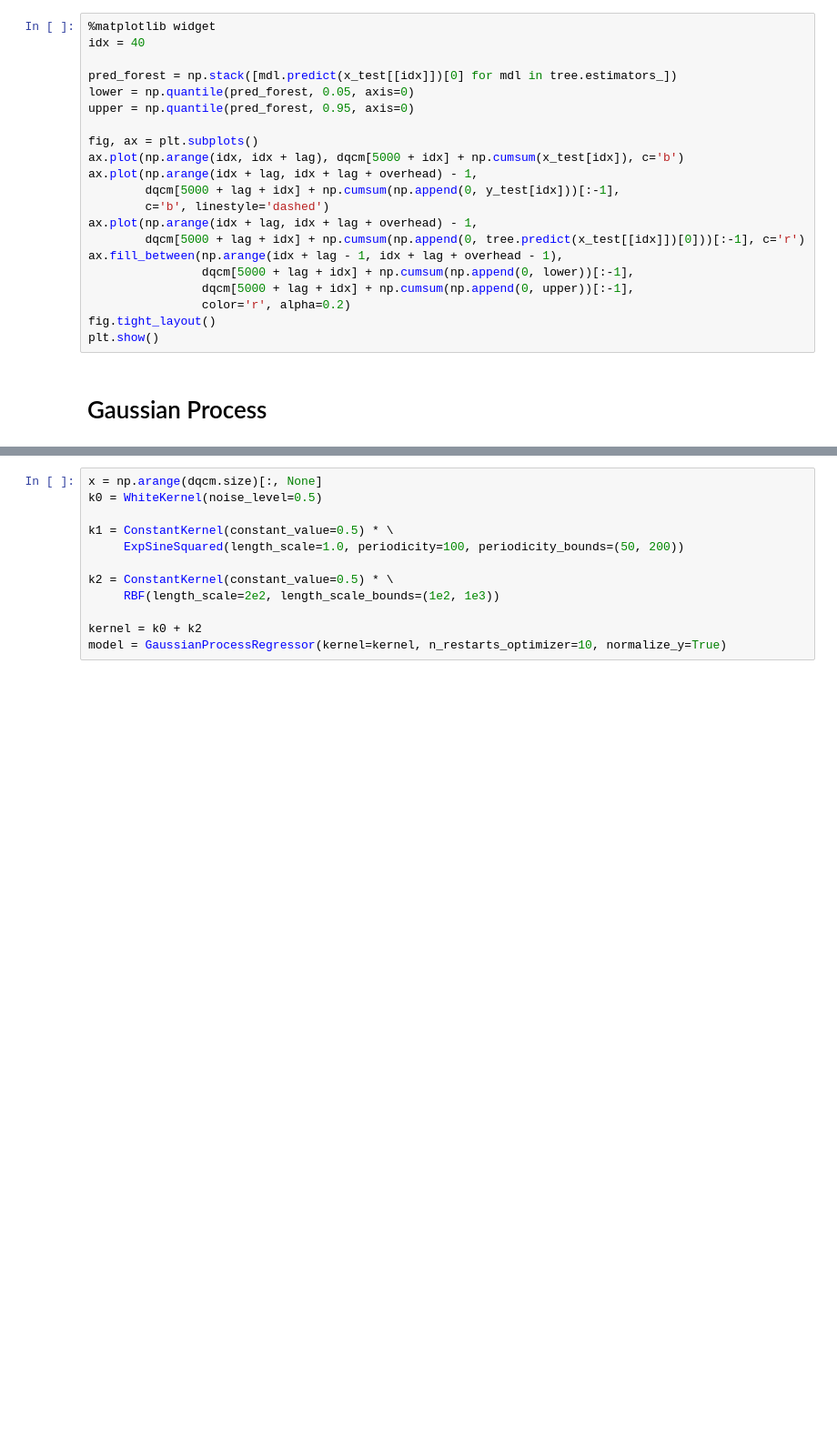
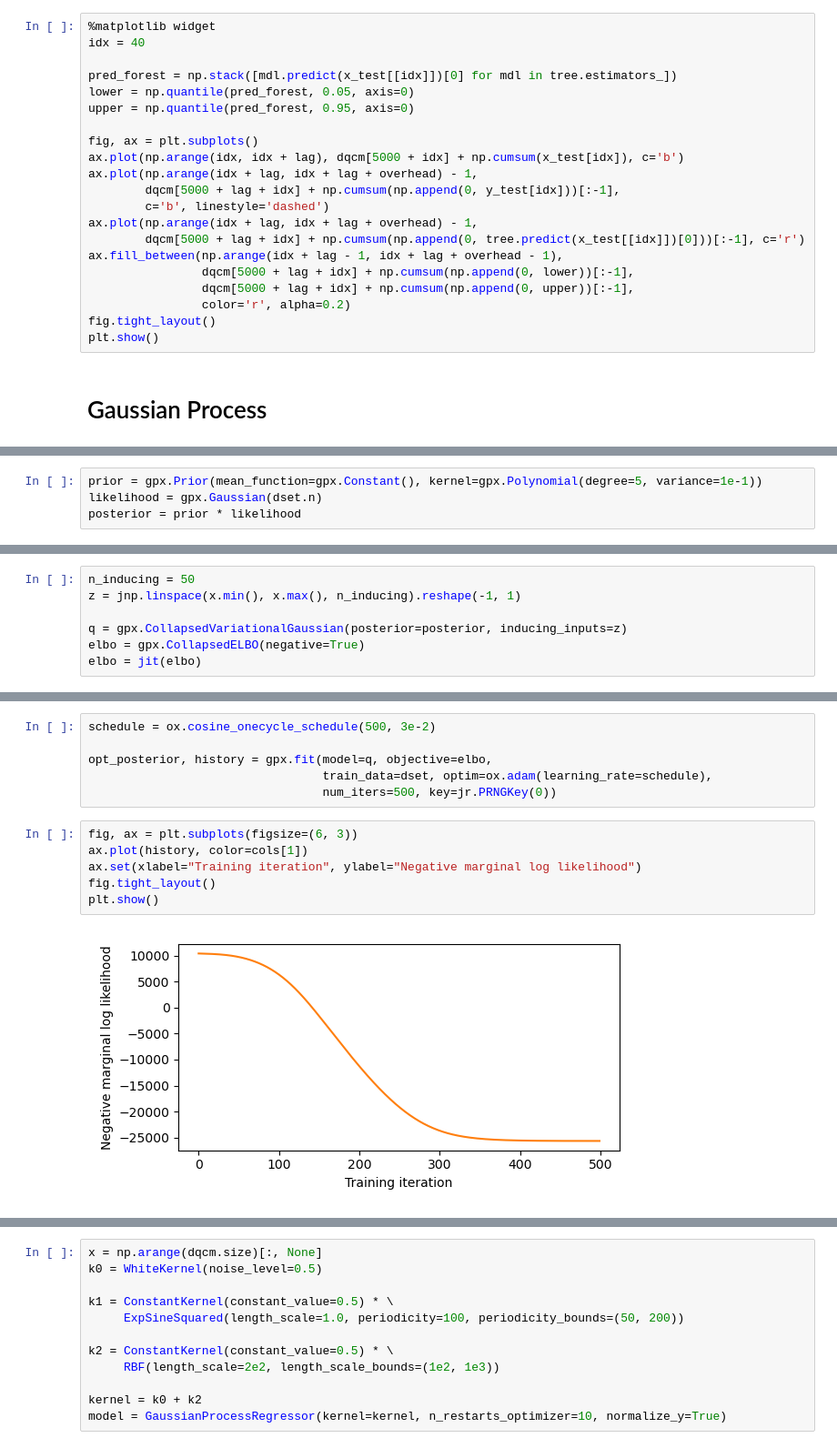
Before and after one commit to simply-nicky/robust_hw, a Jupyter notebook: dev_regression.ipynb, the cells around one changed output, grey strips where cells are left out. Shown at 91% size. Drawn from its saved outputs; the diff is of its cells as text; blank space fills up the shorter version.

```diff
--- a/dev_regression.ipynb
+++ b/dev_regression.ipynb
@@ -100,0 +130,4 @@ plt.show()
+# %%
+prior = gpx.Prior(mean_function=gpx.Constant(), kernel=gpx.Polynomial(degree=5, variance=1e-1))
+likelihood = gpx.Gaussian(dset.n)
+posterior = prior * likelihood
@@ -100,0 +138,7 @@ plt.show()
+# %%
+n_inducing = 50
+z = jnp.linspace(x.min(), x.max(), n_inducing).reshape(-1, 1)
+
+q = gpx.CollapsedVariationalGaussian(posterior=posterior, inducing_inputs=z)
+elbo = gpx.CollapsedELBO(negative=True)
+elbo = jit(elbo)
@@ -100,0 +155,14 @@ plt.show()
+# %%
+schedule = ox.cosine_onecycle_schedule(500, 3e-2)
+
+opt_posterior, history = gpx.fit(model=q, objective=elbo,
+                                 train_data=dset, optim=ox.adam(learning_rate=schedule),
+                                 num_iters=500, key=jr.PRNGKey(0))
+# %%
+fig, ax = plt.subplots(figsize=(6, 3))
+ax.plot(history, color=cols[1])
+ax.set(xlabel="Training iteration", ylabel="Negative marginal log likelihood")
+fig.tight_layout()
+plt.show()
+# %% [output]
+[figure, added]
```
Also changed, not shown: parts of 31 cells of this notebook, 4 other files.
